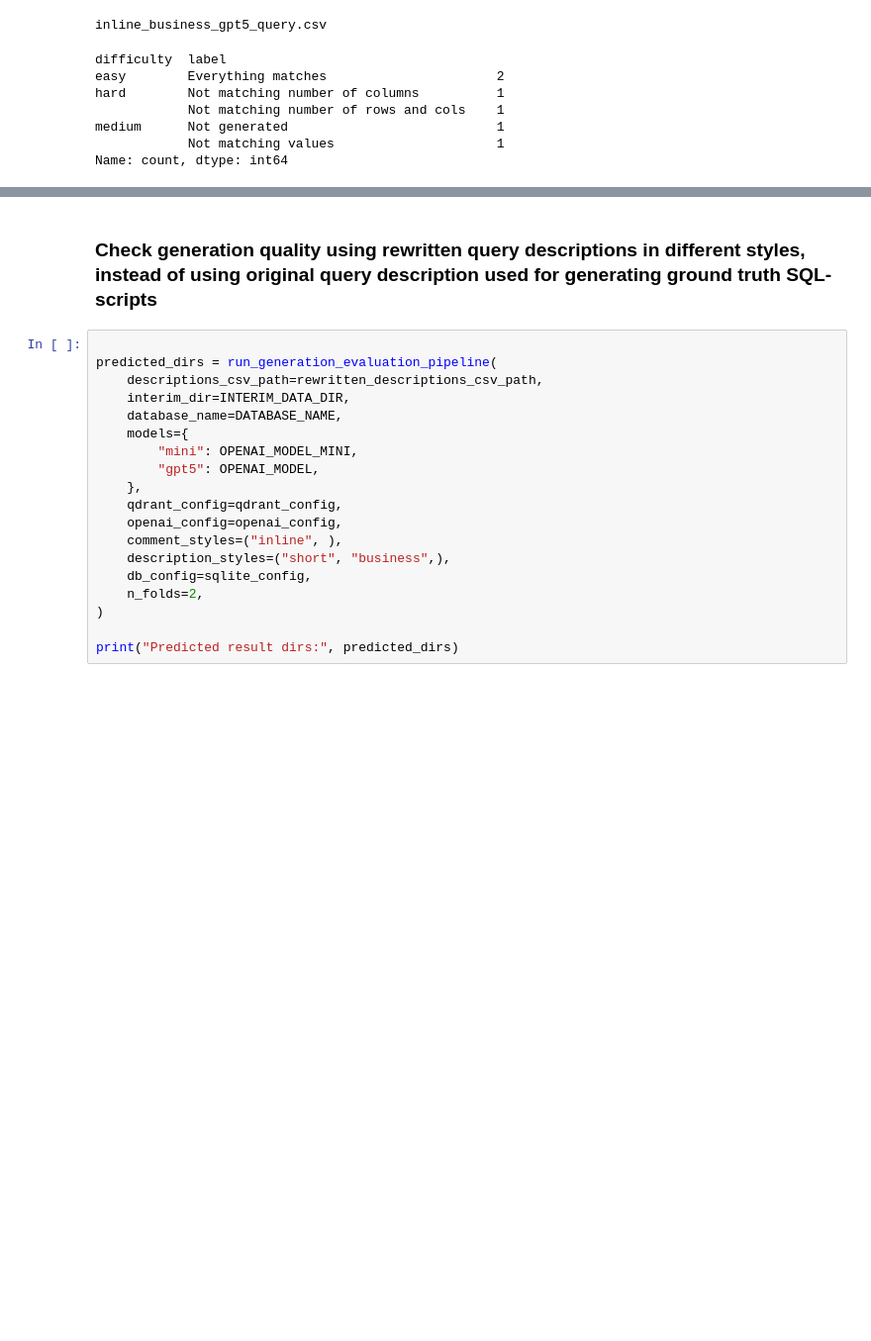
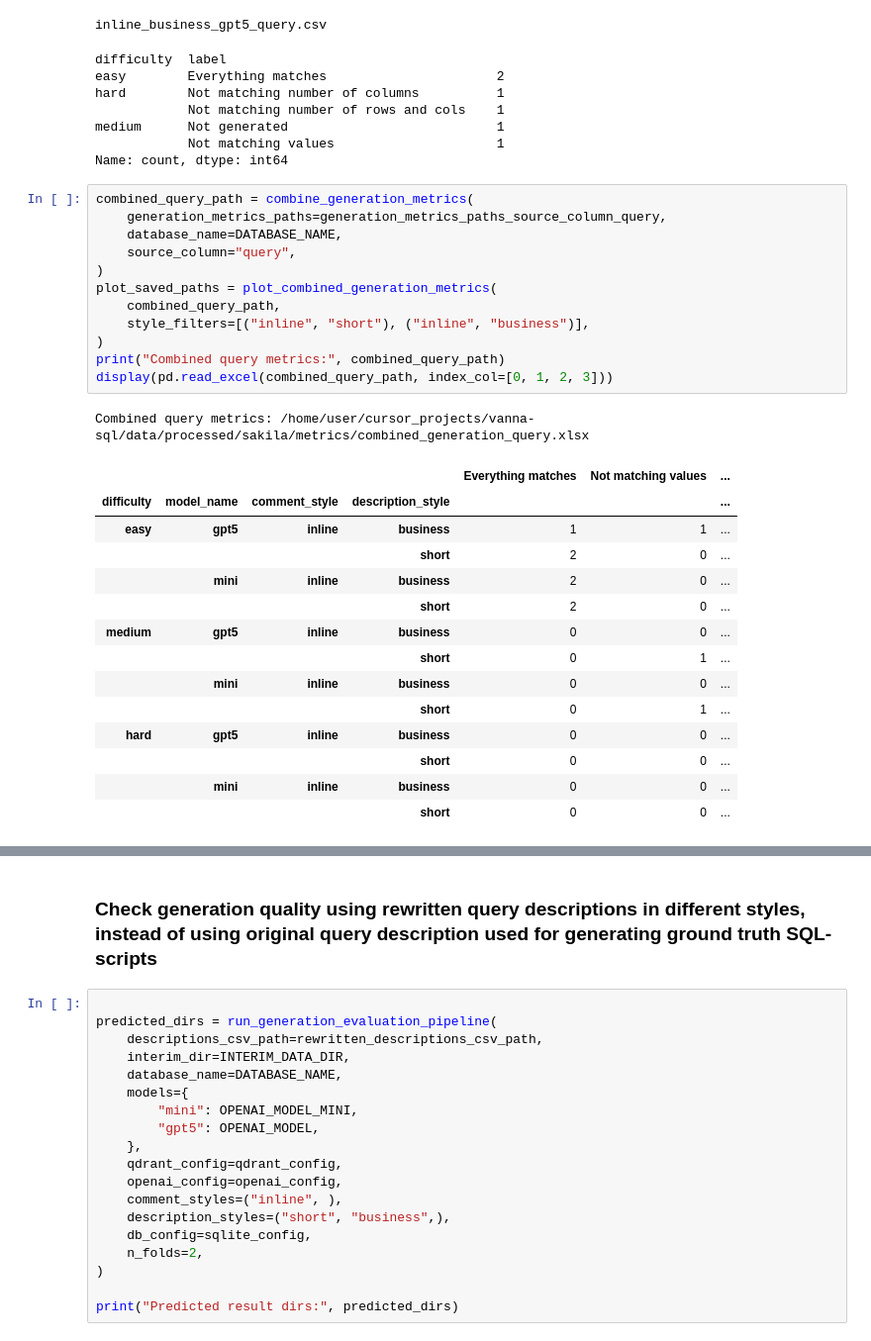
Before and after one commit to dvorobej/vanna-sql, a Jupyter notebook: notebooks/experiments/4_generation_evaluation.ipynb, the cells around one changed output, grey strips where cells are left out. Shown at 99% size. Drawn from its saved outputs; the diff is of its cells as text; blank space fills up the shorter version.

```diff
--- a/notebooks/experiments/4_generation_evaluation.ipynb
+++ b/notebooks/experiments/4_generation_evaluation.ipynb
@@ -94,3 +101,31 @@ hard        Not matching number of columns          1
 medium      Not generated                           1
             Not matching values                     1
 Name: count, dtype: int64
+# %%
+combined_query_path = combine_generation_metrics(
+    generation_metrics_paths=generation_metrics_paths_source_column_query,
+    database_name=DATABASE_NAME,
+    source_column="query",
+)
+plot_saved_paths = plot_combined_generation_metrics(
+    combined_query_path,
+    style_filters=[("inline", "short"), ("inline", "business")],
+)
+print("Combined query metrics:", combined_query_path)
+display(pd.read_excel(combined_query_path, index_col=[0, 1, 2, 3]))
+# %% [output]
+Combined query metrics: /home/user/cursor_projects/vanna-sql/data/processed/sakila/metrics/combined_generation_query.xlsx
+|  |  |  |  | Everything matches | Not matching values | ... |
+| difficulty | model_name | comment_style | description_style |  |  | ... |
+| easy | gpt5 | inline | business | 1 | 1 | ... |
+|  |  |  | short | 2 | 0 | ... |
+|  | mini | inline | business | 2 | 0 | ... |
+|  |  |  | short | 2 | 0 | ... |
+| medium | gpt5 | inline | business | 0 | 0 | ... |
+|  |  |  | short | 0 | 1 | ... |
+|  | mini | inline | business | 0 | 0 | ... |
+|  |  |  | short | 0 | 1 | ... |
+| hard | gpt5 | inline | business | 0 | 0 | ... |
+|  |  |  | short | 0 | 0 | ... |
+|  | mini | inline | business | 0 | 0 | ... |
+|  |  |  | short | 0 | 0 | ... |
```
Also changed, not shown: parts of 4 cells of this notebook, 9 other files.
